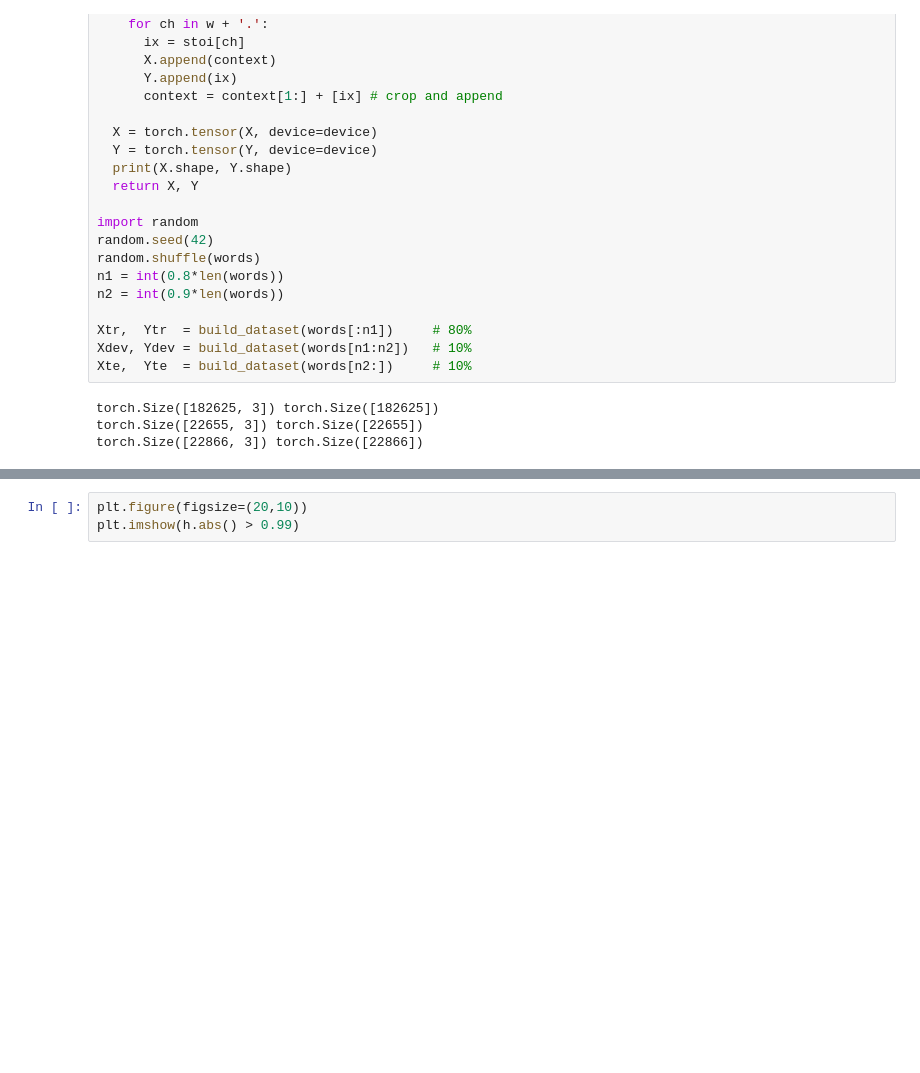
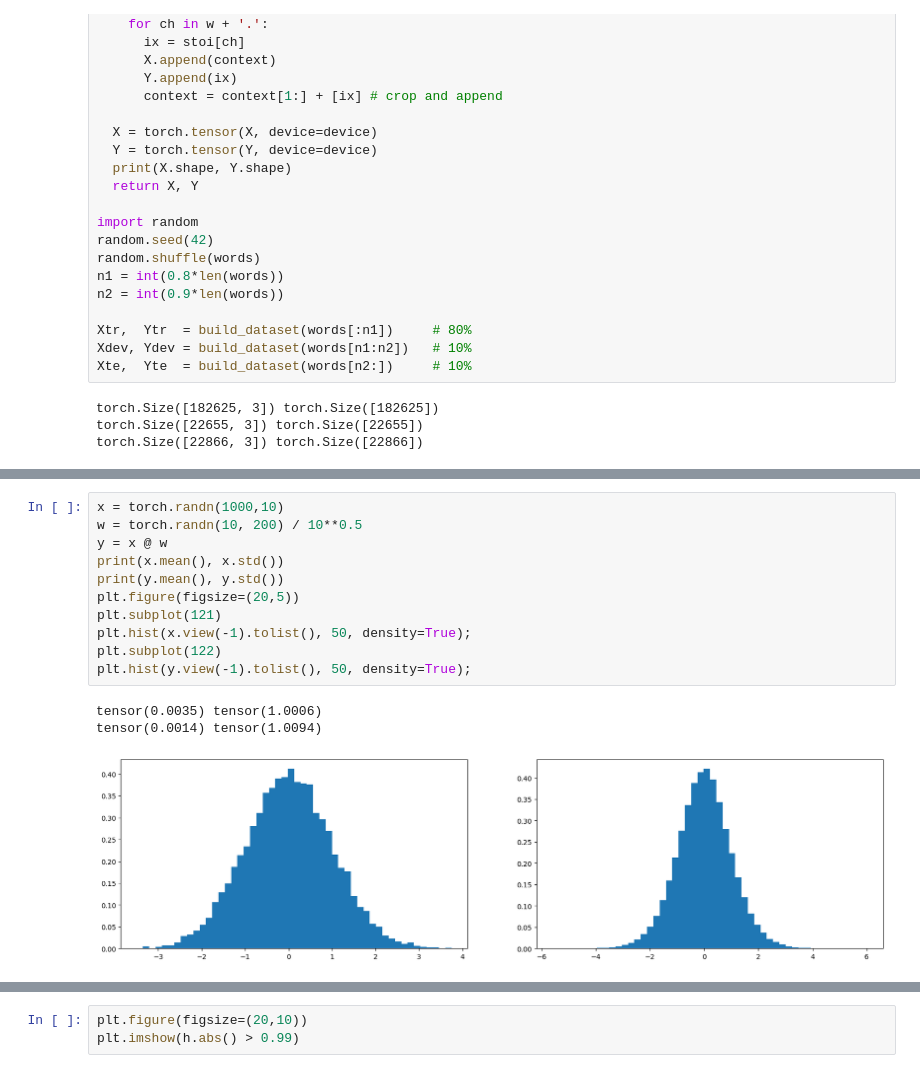
Before and after one commit to ssocolow/nn-zero-to-hero, a Jupyter notebook: lectures/makemore/makemore_part3_bn.ipynb, the cells around one changed output, grey strips where cells are left out. Cells and saved outputs as stored; diff of their text form; blank space fills up the shorter version.

```diff
--- a/lectures/makemore/makemore_part3_bn.ipynb
+++ b/lectures/makemore/makemore_part3_bn.ipynb
@@ -83,6 +83,21 @@ for p in parameters:
   p.requires_grad = True
 # %% [output]
 11897
+# %%
+x = torch.randn(1000,10)
+w = torch.randn(10, 200) / 10**0.5
+y = x @ w
+print(x.mean(), x.std())
+print(y.mean(), y.std())
+plt.figure(figsize=(20,5))
+plt.subplot(121)
+plt.hist(x.view(-1).tolist(), 50, density=True);
+plt.subplot(122)
+plt.hist(y.view(-1).tolist(), 50, density=True);
+# %% [output]
+tensor(0.0035) tensor(1.0006)
+tensor(0.0014) tensor(1.0094)
+[figure, added]
 # %%
 # same optimization as last time
 max_steps = 200000
```
Also changed, not shown: parts of 2 cells of this notebook.
